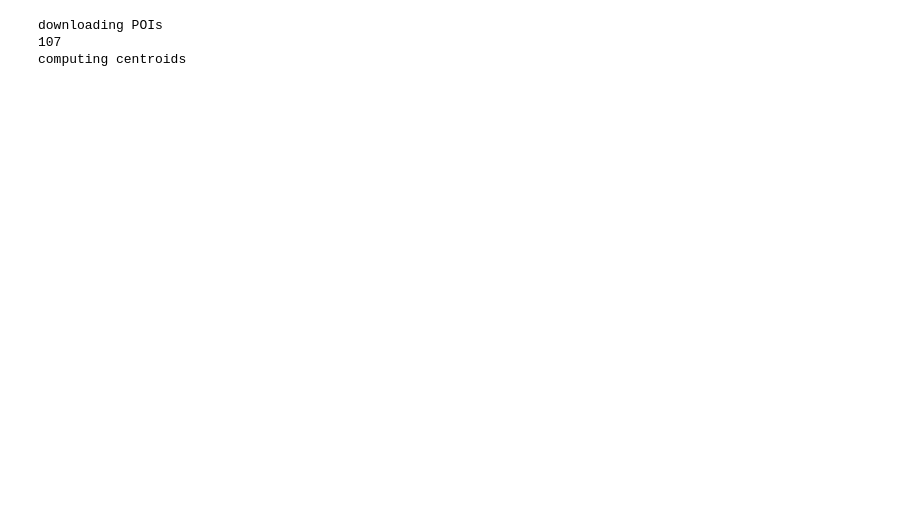
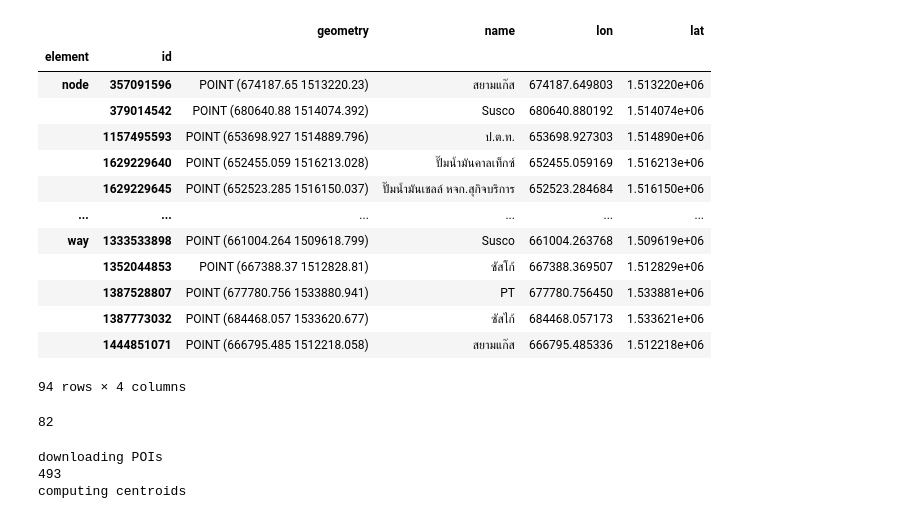
Before and after one commit to nachatjatu/kongphop_tanon_nachat_307, a Jupyter notebook: depots/depots.ipynb, the cells around one changed output. Drawn from its saved outputs; the diff is of its cells as text; code cells hidden in the pictures; blank space fills up the shorter version.

```diff
--- a/depots/depots.ipynb
+++ b/depots/depots.ipynb
@@ -7,0 +32,45 @@ from shapely.geometry import Point
+# %%
+# Convert stations
+stations_gdf = gpd.GeoDataFrame(
+    fuel,
+    geometry=gpd.points_from_xy(fuel.lon, fuel.lat),
+    crs="EPSG:4326"
+)
+
+# Convert hospitals
+hospitals_gdf = gpd.GeoDataFrame(
+    hospitals_df,
+    geometry=gpd.points_from_xy(hospitals_df.lon, hospitals_df.lat),
+    crs="EPSG:4326"
+)
+# %%
+stations_gdf = stations_gdf.to_crs(32647)
+hospitals_gdf = hospitals_gdf.to_crs(32647)
+# %%
+nearest = gpd.sjoin_nearest(
+    stations_gdf,
+    hospitals_gdf,
+    how="left",
+    distance_col="dist_m"
+)
+# %%
+filtered = nearest[nearest["dist_m"] > 3000].drop(["lat_left", "lon_left", "index_right", "name:en", "lon_right", "lat_right", "dist_m"], axis=1)
+# %%
+filtered["lon"] = filtered.geometry.x
+filtered["lat"] = filtered.geometry.y
+filtered
+# %% [output]
+|  |  | geometry | name | lon | lat |
+| element | id |  |  |  |  |
+| node | 357091596 | POINT (674187.65 1513220.23) | สยามแก๊ส | 674187.649803 | 1.513220e+06 |
+|  | 379014542 | POINT (680640.88 1514074.392) | Susco | 680640.880192 | 1.514074e+06 |
+|  | 1157495593 | POINT (653698.927 1514889.796) | ป.ต.ท. | 653698.927303 | 1.514890e+06 |
+|  | 1629229640 | POINT (652455.059 1516213.028) | ปั๊มน้ำมันคาลเท็กซ์ | 652455.059169 | 1.516213e+06 |
+|  | 1629229645 | POINT (652523.285 1516150.037) | ปั๊มน้ำมันเชลล์ หจก.สุกิจบริการ | 652523.284684 | 1.516150e+06 |
+| ... | ... | ... | ... | ... | ... |
+| way | 1333533898 | POINT (661004.264 1509618.799) | Susco | 661004.263768 | 1.509619e+06 |
+|  | 1352044853 | POINT (667388.37 1512828.81) | ซัสโก้ | 667388.369507 | 1.512829e+06 |
+|  | 1387528807 | POINT (677780.756 1533880.941) | PT | 677780.756450 | 1.533881e+06 |
+|  | 1387773032 | POINT (684468.057 1533620.677) | ซัสไก้ | 684468.057173 | 1.533621e+06 |
+|  | 1444851071 | POINT (666795.485 1512218.058) | สยามแก๊ส | 666795.485336 | 1.512218e+06 |
+94 rows × 4 columns
@@ -7,0 +85,4 @@ from shapely.geometry import Point
+# %%
+len(filtered_nodes)
+# %% [output]
+82
@@ -8,11 +92,12 @@ from shapely.geometry import Point
 # %%
 tags = {
     "amenity": [
-        "hospital",
+        # "hospital",
         # "fire_station",
         # "police",
         # "college",
         # "university",
+        "fuel"
     ],
     # "shop": "mall",
     # "railway": "station"
@@ -20,7 +105,7 @@ tags = {
 
 # Download everything in one pass
 print("downloading POIs")
-pois = ox.features_from_place("Bangkok, Thailand", tags=tags).dropna(how='all', subset=["name:en"])
+pois = ox.features_from_place("Bangkok, Thailand", tags=tags)
 print(len(pois))
 # Compute lat/lon of centroids
 print("computing centroids")
@@ -29,7 +114,7 @@ pois["y"] = pois.geometry.centroid.y
 pois["x"] = pois.geometry.centroid.x
 # %% [output]
 downloading POIs
-107
+493
 computing centroids
 # %%
 pois["geometry"] = pois.apply(lambda row: Point(row["x"], row["y"]), axis=1)
```
Also changed, not shown: parts of 19 cells of this notebook, 16 other files.
